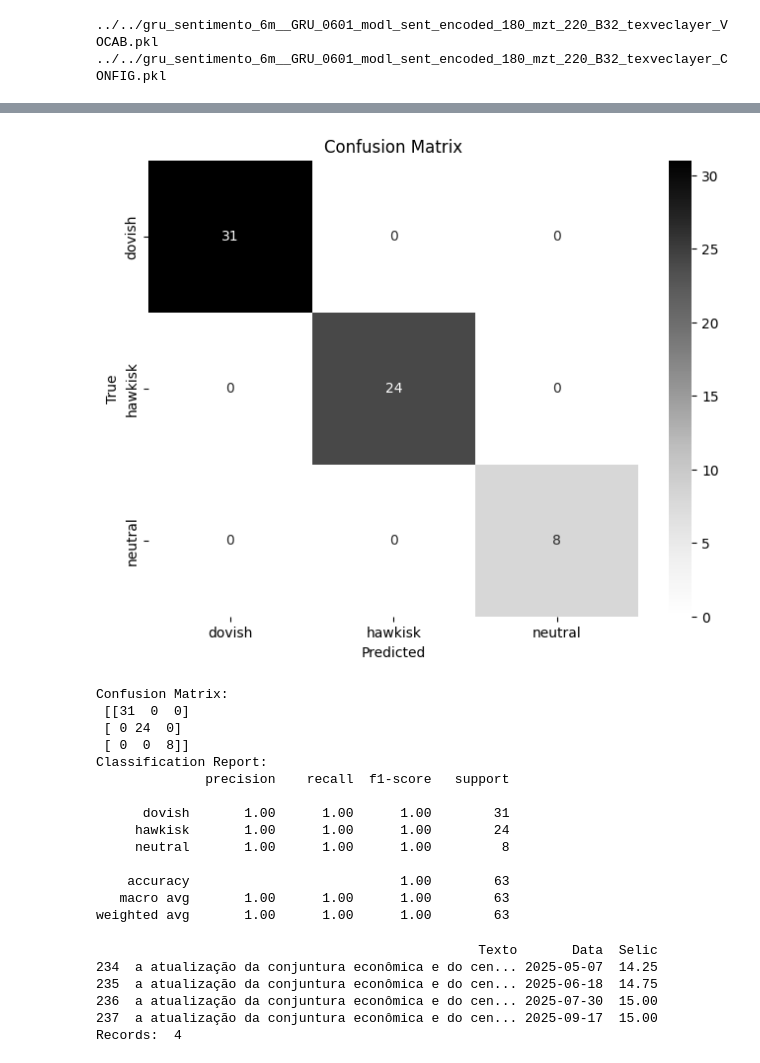
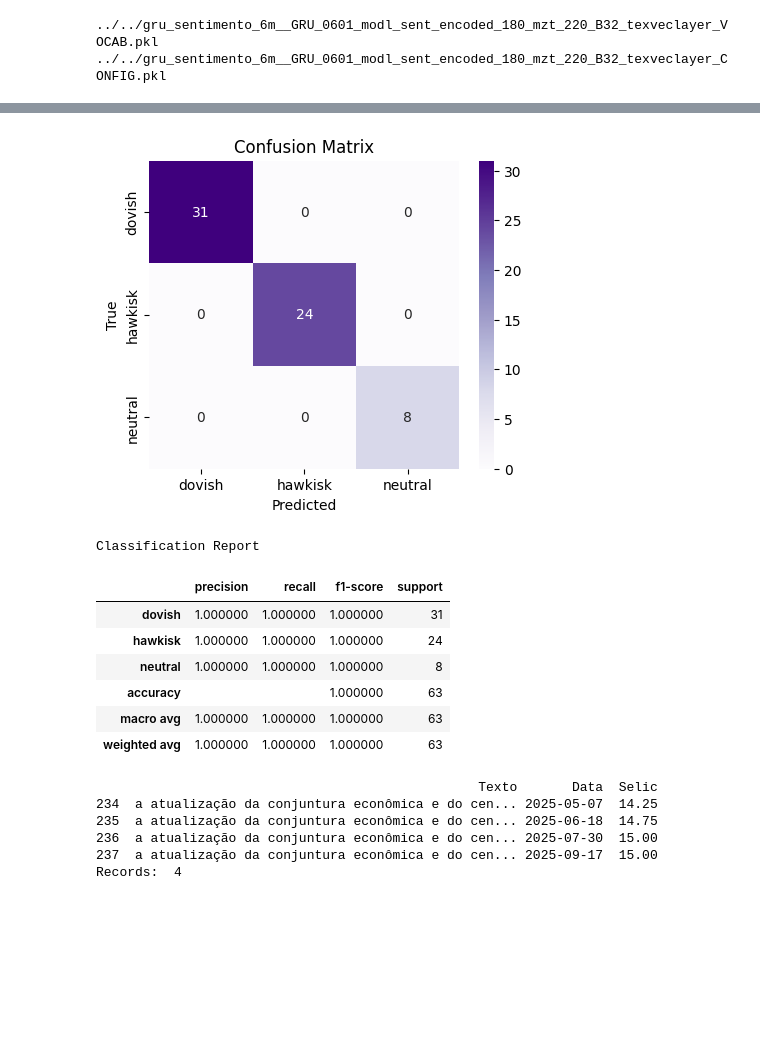
Before and after one commit to guilhermersduarte/Projeto-Aplicado2-Grupo19, a Jupyter notebook: Notebooks/tf_ata_6m_gru_0601.ipynb, the cells around one changed output, grey strips where cells are left out. Cells and saved outputs as stored; diff of their text form; code cells hidden in the pictures; blank space fills up the shorter version.

```diff
--- a/Notebooks/tf_ata_6m_gru_0601.ipynb
+++ b/Notebooks/tf_ata_6m_gru_0601.ipynb
@@ -380,52 +392,59 @@ y_pred = np.array(y_pred)
 # %%
 #0 = dovish
 #1 = hawkisk
 #2 = neutral
 
 from sklearn.metrics import confusion_matrix
 import seaborn as sns
 import matplotlib.pyplot as plt
 # Step 2: Generate confusion matrix
 cm = confusion_matrix(y_true, y_pred)
 
 # Step 3: Visualize the confusion matrix (optional)
-plt.figure(figsize=(8, 6))
-sns.heatmap(cm, annot=True, fmt='d', cmap='Grays',
+plt.figure(figsize=(5, 4))
+sns.heatmap(cm, annot=True, fmt='d', cmap='Purples',
             xticklabels=['dovish', 'hawkisk', 'neutral'],
             yticklabels=['dovish', 'hawkisk', 'neutral'])
 plt.xlabel('Predicted')
 plt.ylabel('True')
 plt.title('Confusion Matrix')
 plt.show()
 
 # Print the confusion matrix
-print("Confusion Matrix:\n", cm)
+#print("Confusion Matrix:\n", cm)
 from sklearn.metrics import classification_report
 # Define the labels
 labels = ['dovish', 'hawkisk', 'neutral']
 
 # Generate classification report
 report = classification_report(y_true, y_pred, target_names=labels)
 
 # Print the classification report
-print("Classification Report:")
-print(report)
+#print("Classification Report:")
+#print(report)
+report_df = pd.read_fwf(StringIO(report), index_col=0)  # Set first column as index
+
+# Fill NaN with empty string to remove 'nan' displays
+report_df = report_df.fillna('')
+
+# Optional: Style it (in Jupyter, this will render with colors/alignment)
+styled_df = report_df.style.set_table_styles([
+    {'selector': 'th', 'props': [('background-color', '#f0f0f0'), ('font-weight', 'bold')]},
+    {'selector': 'td', 'props': [('text-align', 'center')]}
+]).set_caption("Classification Report")
+
+# Display (in Jupyter) or print
+display(styled_df)  # Or styled_df.to_html() for HTML output
 # %% [output]
-[figure, old version]
+[figure, new version]
-Confusion Matrix:
- [[31  0  0]
- [ 0 24  0]
- [ 0  0  8]]
-Classification Report:
-              precision    recall  f1-score   support
-
-      dovish       1.00      1.00      1.00        31
-     hawkisk       1.00      1.00      1.00        24
-     neutral       1.00      1.00      1.00         8
-
-    accuracy                           1.00        63
-   macro avg       1.00      1.00      1.00        63
-weighted avg       1.00      1.00      1.00        63
+Classification Report
+|  | precision | recall | f1-score | support |
+| dovish | 1.000000 | 1.000000 | 1.000000 | 31 |
+| hawkisk | 1.000000 | 1.000000 | 1.000000 | 24 |
+| neutral | 1.000000 | 1.000000 | 1.000000 | 8 |
+| accuracy |  |  | 1.000000 | 63 |
+| macro avg | 1.000000 | 1.000000 | 1.000000 | 63 |
+| weighted avg | 1.000000 | 1.000000 | 1.000000 | 63 |
 # %%
 input_pred_data = pd.read_pickle('../dados/df_ata_sentimento_predict.pkl')
 #input_pred_data = pd.read_json('../dados/df_ata_sentimento.json', orient='records', lines=True)
```
Also changed, not shown: parts of 10 cells of this notebook, 8 other files.
